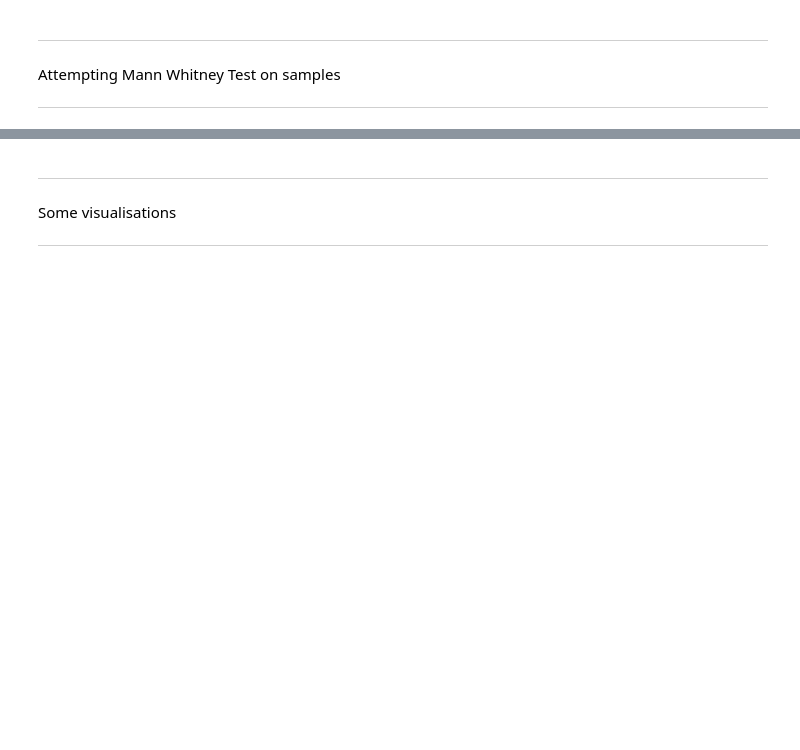
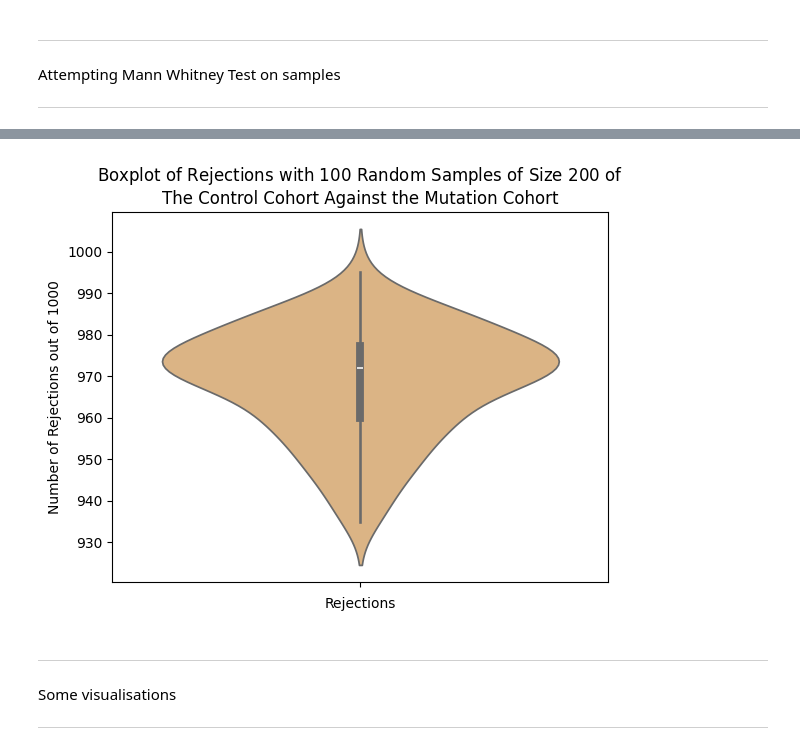
Before and after one commit to fredwdickinson/rscam-g6, a Jupyter notebook: Notebooks/nullcohort.ipynb, the cells around one changed output, grey strips where cells are left out. Drawn from its saved outputs; the diff is of its cells as text; code cells hidden in the pictures; blank space fills up the shorter version.

```diff
--- a/Notebooks/nullcohort.ipynb
+++ b/Notebooks/nullcohort.ipynb
@@ -176,3 +176,20 @@ Rejections: 993 in 1000 tests
+# %%
+rejections = np.zeros(100)
+for i in range(100):
+    while True:
+        newsample = clean_endo.sample(sample_size)
+        if abs(np.mean(newsample["Age"].tolist()) - target_mean) < eps:
+            break
+    rejection = mw.run_simulation(mutation_crc, newsample, alpha = 0.05, n_iterations = 1000, sample_size = 35, verbose = False)
+    rejections[i] = rejection
+# %%
+sns.violinplot(rejections, color = colours[3])
+plt.title(f"Boxplot of Rejections with $100$ Random Samples of Size $200$ of \nThe Control Cohort Against the Mutation Cohort")
+plt.xlabel("Rejections")
+plt.ylabel("Number of Rejections out of 1000")
+plt.show()
+# %% [output]
+[figure, added]
 # %% [markdown]
 ---
 Some visualisations
```
Also changed, not shown: parts of 4 cells of this notebook.
